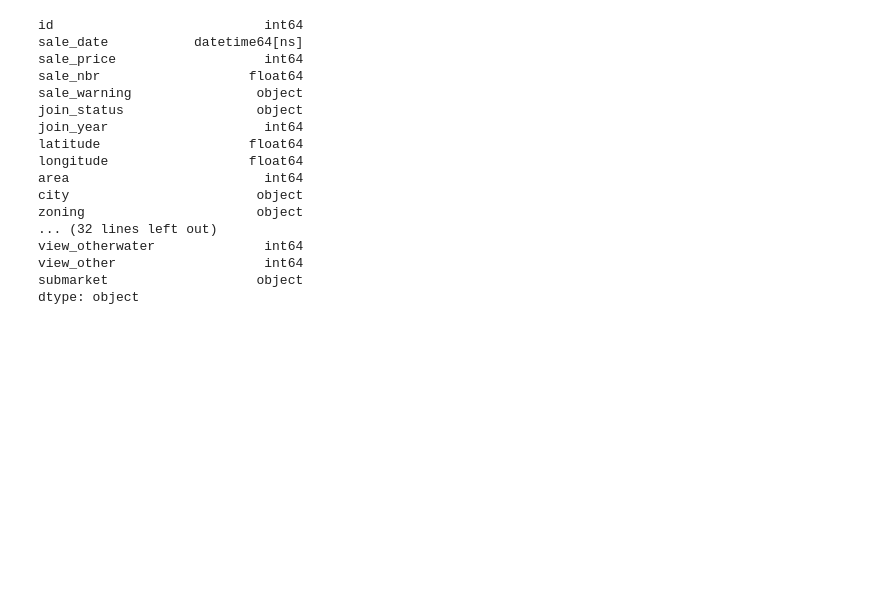
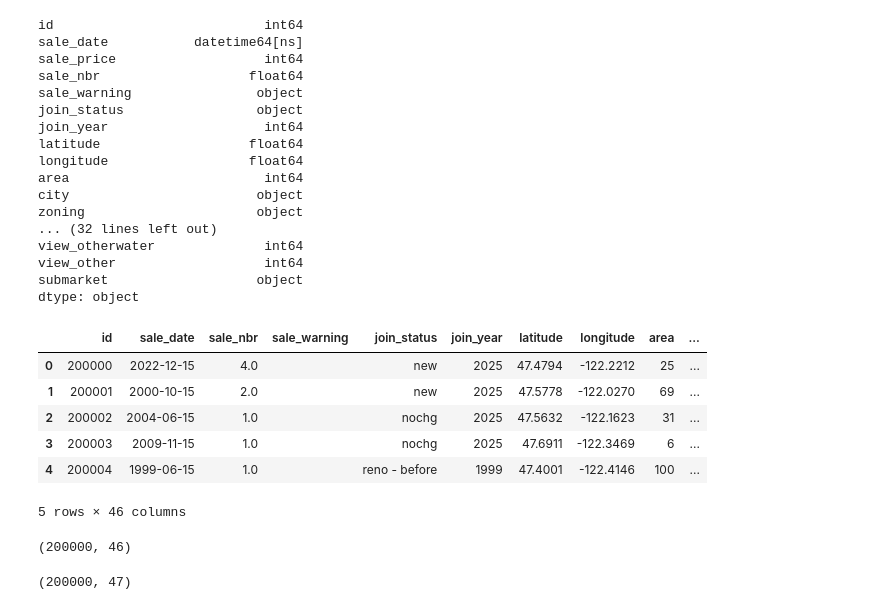
Before and after one commit to Shally-1997/project_house_prediction, a Jupyter notebook: HousePrice.ipynb, the cells around one changed output. Cells and saved outputs as stored; diff of their text form; code cells hidden in the pictures; blank space fills up the shorter version.

```diff
--- a/HousePrice.ipynb
+++ b/HousePrice.ipynb
@@ -605,3 +605,22 @@ view_otherwater              int64
 view_other                   int64
 submarket                   object
 dtype: object
+# %%
+df_test = pd.read_csv('test.csv')
+df_test.head()
+# %% [output]
+|  | id | sale_date | sale_nbr | sale_warning | join_status | join_year | latitude | longitude | area | ... |
+| 0 | 200000 | 2022-12-15 | 4.0 |  | new | 2025 | 47.4794 | -122.2212 | 25 | ... |
+| 1 | 200001 | 2000-10-15 | 2.0 |  | new | 2025 | 47.5778 | -122.0270 | 69 | ... |
+| 2 | 200002 | 2004-06-15 | 1.0 |  | nochg | 2025 | 47.5632 | -122.1623 | 31 | ... |
+| 3 | 200003 | 2009-11-15 | 1.0 |  | nochg | 2025 | 47.6911 | -122.3469 | 6 | ... |
+| 4 | 200004 | 1999-06-15 | 1.0 |  | reno - before | 1999 | 47.4001 | -122.4146 | 100 | ... |
+5 rows × 46 columns
+# %%
+df_test.shape
+# %% [output]
+(200000, 46)
+# %%
+df1.shape
+# %% [output]
+(200000, 47)
```
Also changed, not shown: parts of 2 cells of this notebook, 1 other file.
